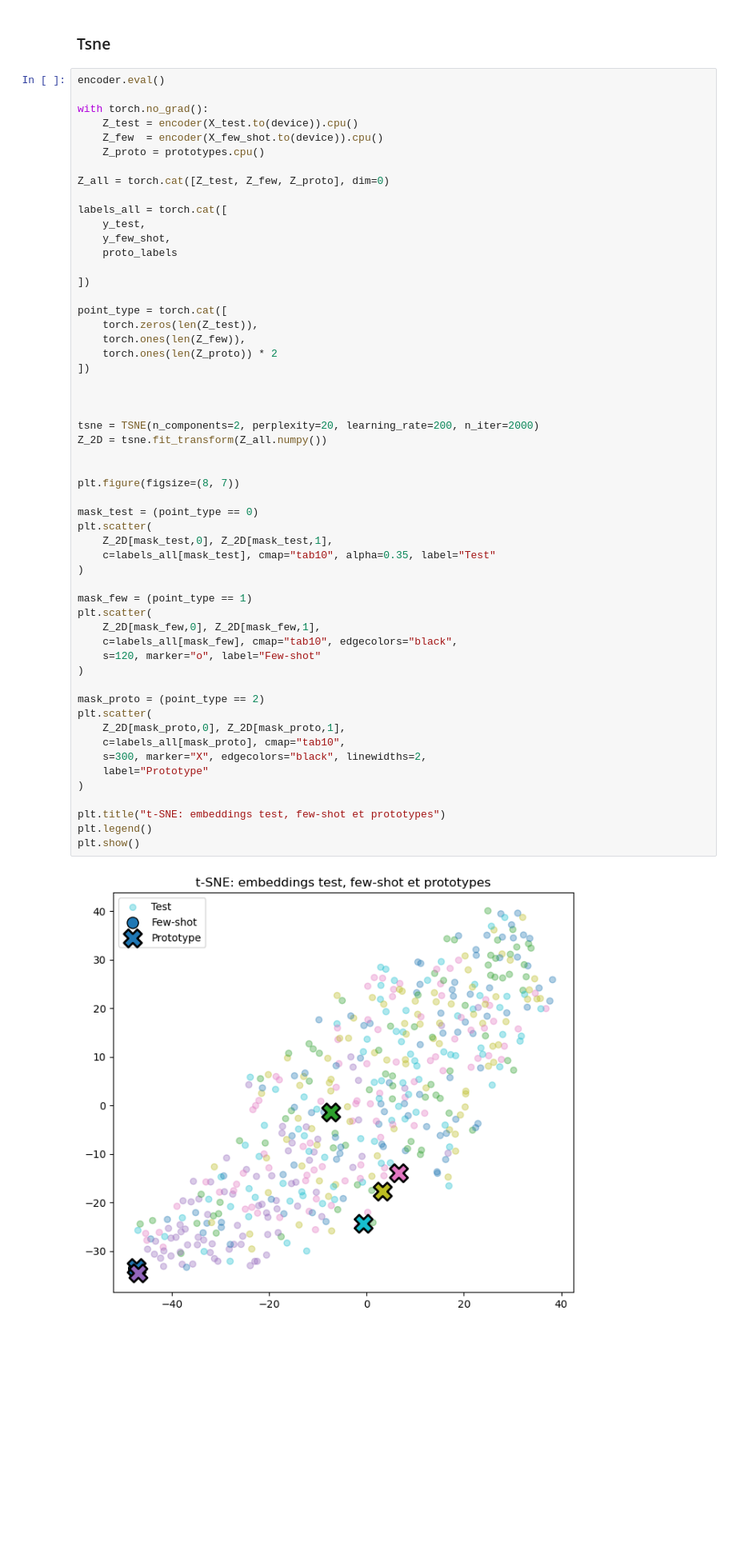
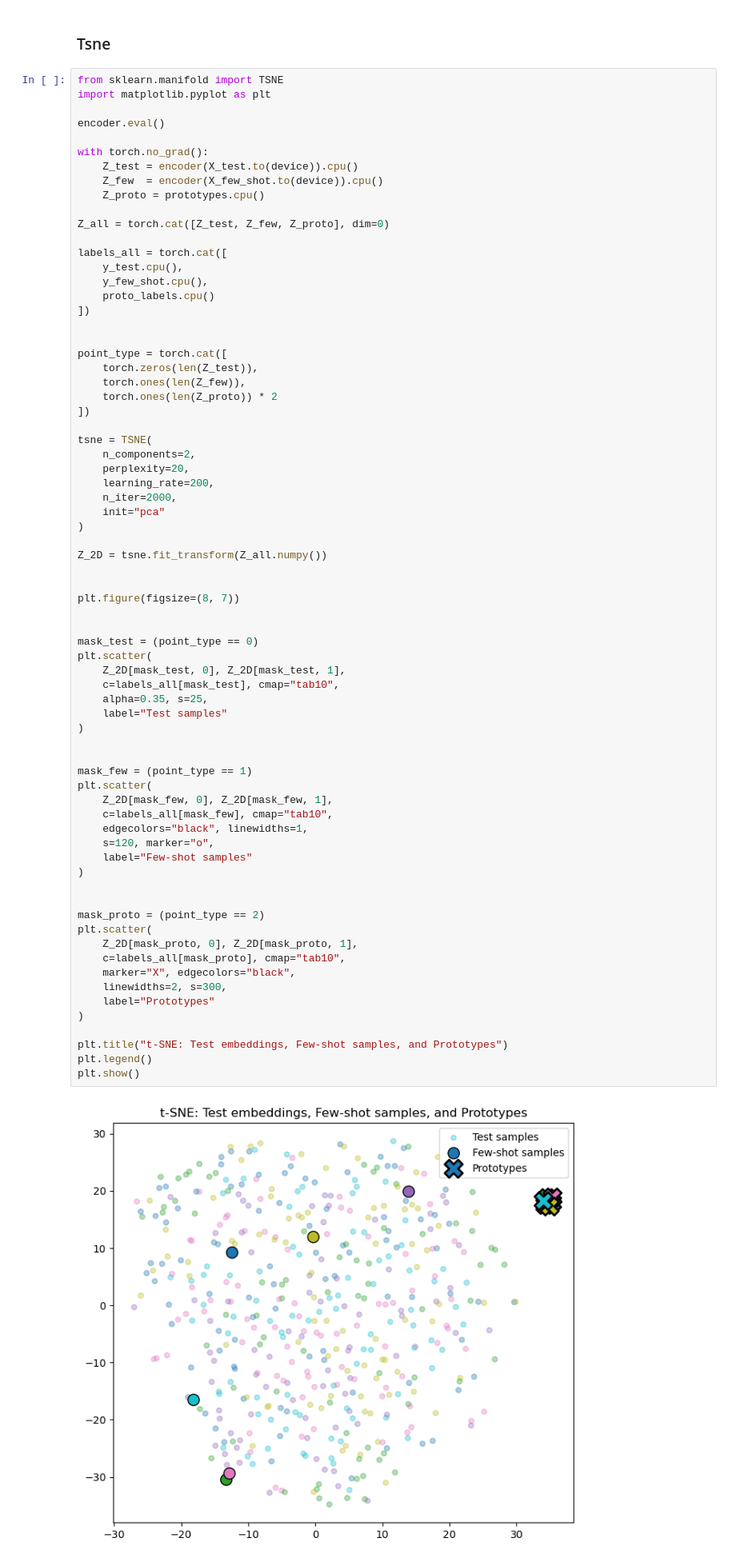
Before and after one commit to luckyman94/Few-Shot-Learning-for-signal-classification, a Jupyter notebook: exp01_cnn_basic_proto_mean.ipynb, the cells around one changed output. Shown at 80% size. Cells and saved outputs as stored; diff of their text form; blank space fills up the shorter version.

```diff
--- a/exp01_cnn_basic_proto_mean.ipynb
+++ b/exp01_cnn_basic_proto_mean.ipynb
@@ -503,6 +503,9 @@ plt.show()
 # %% [markdown]
 ### Tsne
 # %%
+from sklearn.manifold import TSNE
+import matplotlib.pyplot as plt
+
 encoder.eval()
 
 with torch.no_grad():
@@ -513,49 +516,62 @@ with torch.no_grad():
 Z_all = torch.cat([Z_test, Z_few, Z_proto], dim=0)
 
 labels_all = torch.cat([
-    y_test,
-    y_few_shot,
-    proto_labels
+    y_test.cpu(),
+    y_few_shot.cpu(),
+    proto_labels.cpu()
+])
 
-])
 
 point_type = torch.cat([
     torch.zeros(len(Z_test)),
     torch.ones(len(Z_few)),
     torch.ones(len(Z_proto)) * 2
 ])
 
+tsne = TSNE(
+    n_components=2,
+    perplexity=20,
+    learning_rate=200,
+    n_iter=2000,
+    init="pca"
+)
 
-
-tsne = TSNE(n_components=2, perplexity=20, learning_rate=200, n_iter=2000)
 Z_2D = tsne.fit_transform(Z_all.numpy())
 
 
 plt.figure(figsize=(8, 7))
 
+
 mask_test = (point_type == 0)
 plt.scatter(
-    Z_2D[mask_test,0], Z_2D[mask_test,1],
-    c=labels_all[mask_test], cmap="tab10", alpha=0.35, label="Test"
+    Z_2D[mask_test, 0], Z_2D[mask_test, 1],
+    c=labels_all[mask_test], cmap="tab10",
+    alpha=0.35, s=25,
+    label="Test samples"
 )
+
 
 mask_few = (point_type == 1)
 plt.scatter(
-    Z_2D[mask_few,0], Z_2D[mask_few,1],
-    c=labels_all[mask_few], cmap="tab10", edgecolors="black",
-    s=120, marker="o", label="Few-shot"
+    Z_2D[mask_few, 0], Z_2D[mask_few, 1],
+    c=labels_all[mask_few], cmap="tab10",
+    edgecolors="black", linewidths=1,
+    s=120, marker="o",
+    label="Few-shot samples"
 )
+
 
 mask_proto = (point_type == 2)
 plt.scatter(
-    Z_2D[mask_proto,0], Z_2D[mask_proto,1],
+    Z_2D[mask_proto, 0], Z_2D[mask_proto, 1],
     c=labels_all[mask_proto], cmap="tab10",
-    s=300, marker="X", edgecolors="black", linewidths=2,
-    label="Prototype"
+    marker="X", edgecolors="black",
+    linewidths=2, s=300,
+    label="Prototypes"
 )
 
-plt.title("t-SNE: embeddings test, few-shot et prototypes")
+plt.title("t-SNE: Test embeddings, Few-shot samples, and Prototypes")
 plt.legend()
 plt.show()
 # %% [output]
-[figure, old version]
+[figure, new version]
```
Also changed, not shown: 2 other files.
